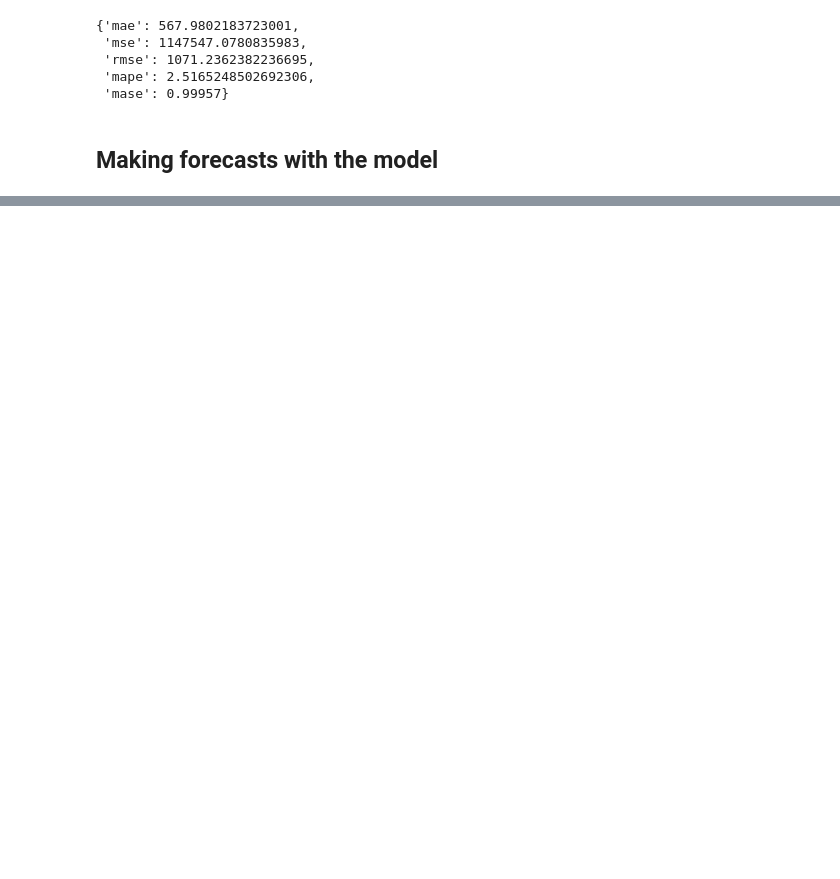
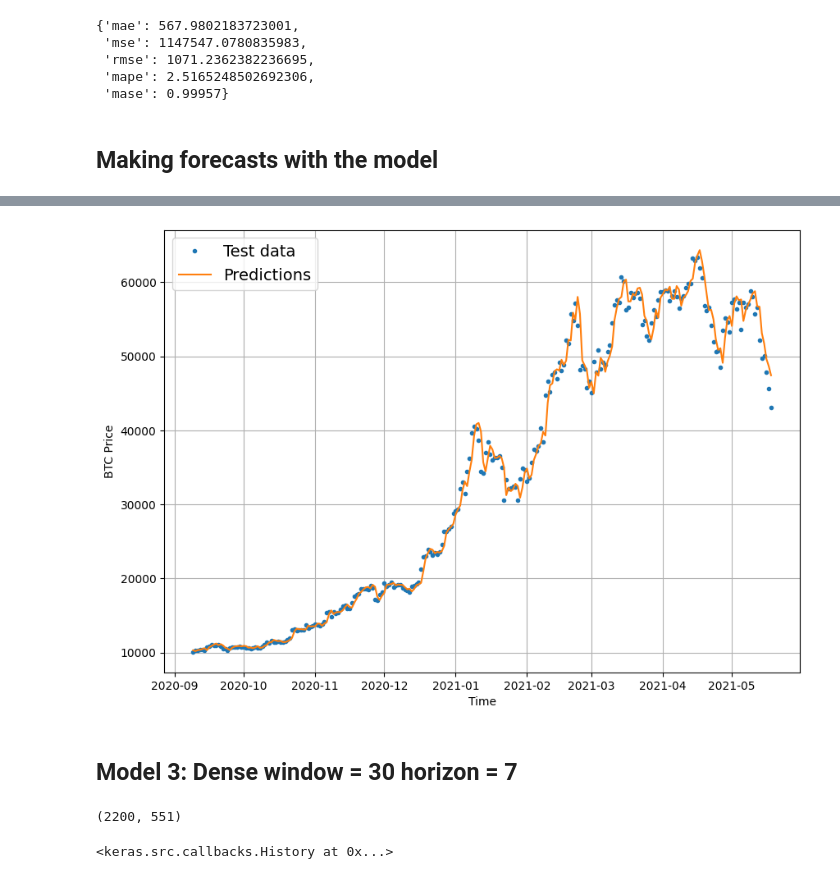
Before and after one commit to kacper-dobrow/tensorflow-course, a Jupyter notebook: 10_time_series_forecasting_with_tensorflow.ipynb, the cells around one changed output, grey strips where cells are left out. Cells and saved outputs as stored; diff of their text form; code cells hidden in the pictures; blank space fills up the shorter version.

```diff
--- a/10_time_series_forecasting_with_tensorflow.ipynb
+++ b/10_time_series_forecasting_with_tensorflow.ipynb
@@ -501,0 +506,4 @@ https://en.wikipedia.org/wiki/Autoregressive_model
+# %%
+# Make window data
+full_windows, full_labels = make_windows(prices, window_size=WINDOW_SIZE) # otherwise it takes the WINDOW value specified before fcn definition
+len(full_windows), len(full_labels)
@@ -501,0 +512,5 @@ https://en.wikipedia.org/wiki/Autoregressive_model
+# %%
+# Make train and test splits
+train_windows, test_windows, train_labels, test_labels = make_train_test_splits(full_windows, full_labels)
+
+len(train_windows), len(test_windows)
@@ -501,0 +548,4 @@ https://en.wikipedia.org/wiki/Autoregressive_model
+# %%
+# Load the best performig one
+model_2 = tf.keras.models.load_model("/content/model_experiments/model_2_dense_30_1")
+model_2.evaluate(test_windows, test_labels)
@@ -501,0 +555,6 @@ https://en.wikipedia.org/wiki/Autoregressive_model
+# %%
+# Get forecast predictions
+model_2_preds = make_preds(model_2, test_windows)
+# Calculate resultd
+model_2_results = evaluate_preds(tf.squeeze(test_labels), model_2_preds)
+model_2_results
@@ -501,0 +568,43 @@ https://en.wikipedia.org/wiki/Autoregressive_model
+# %%
+offset = 300
+plt.figure(figsize=(10, 7))
+plot_time_series(X_test[-len(test_windows):], test_labels[:,0], start=offset, label="Test data")
+plot_time_series(X_test[-len(test_windows):], model_2_preds, start=offset, format="-", label="Predictions")
+# %% [output]
+[figure, added]
+# %% [markdown]
+## Model 3: Dense window = 30 horizon = 7
+# %%
+WINDOW_SIZE = 30
+HORIZON = 7
+
+# Make window data
+full_windows, full_labels = make_windows(prices, window_size=WINDOW_SIZE, horizon=HORIZON)
+# Make train and test splits
+train_windows, test_windows, train_labels, test_labels = make_train_test_splits(full_windows, full_labels)
+len(train_windows), len(test_windows)
+# %% [output]
+(2200, 551)
+# %%
+tf.random.set_seed(42)
+
+# Create model
+model_3 = tf.keras.Sequential([
+    layers.Dense(128, activation="relu"),
+    layers.Dense(HORIZON)
+], name="model_3_dense_30_7")
+
+# Compile
+model_3.compile(optimizer=tf.keras.optimizers.Adam(),
+                loss="mae")
+
+# Fit
+model_3.fit(train_windows,
+            train_labels,
+            epochs=100,
+            batch_size=128,
+            verbose=0,
+            validation_data=(test_windows, test_labels),
+            callbacks=[create_model_checkpoint(model_name=model_3.name)])
+# %% [output]
+<keras.src.callbacks.History at 0x...>
```
Also changed, not shown: parts of 46 cells of this notebook.
